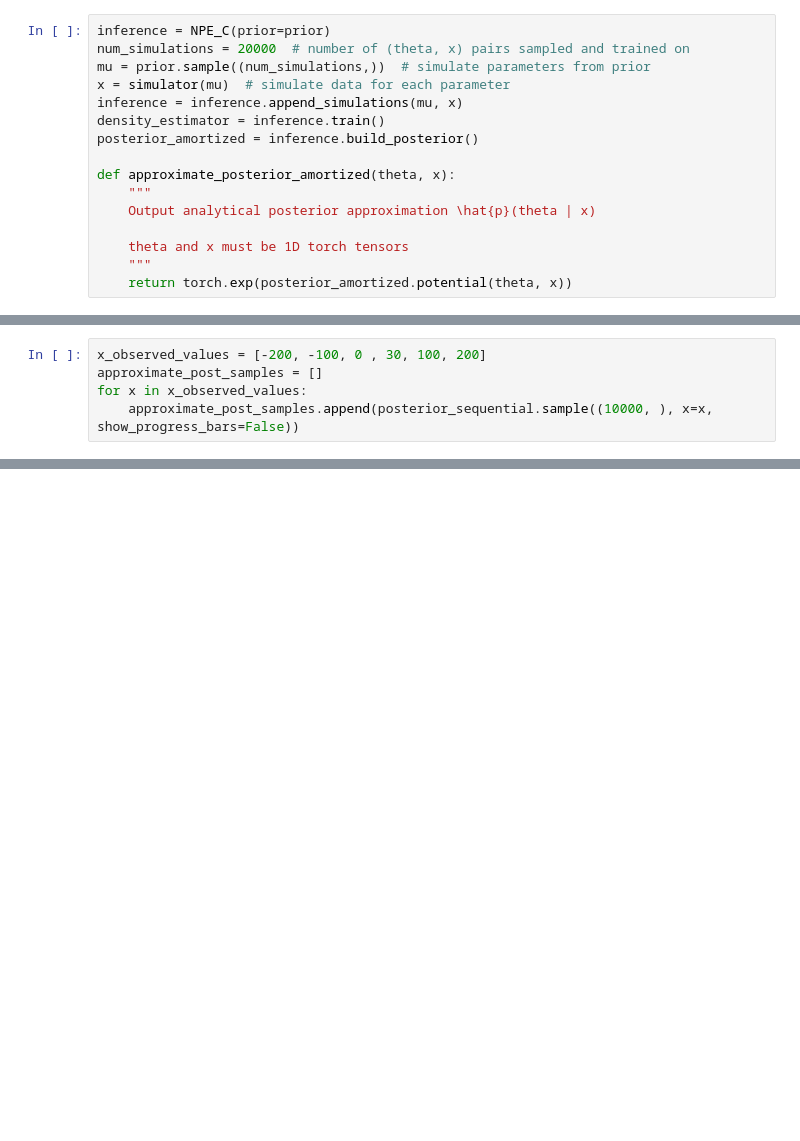
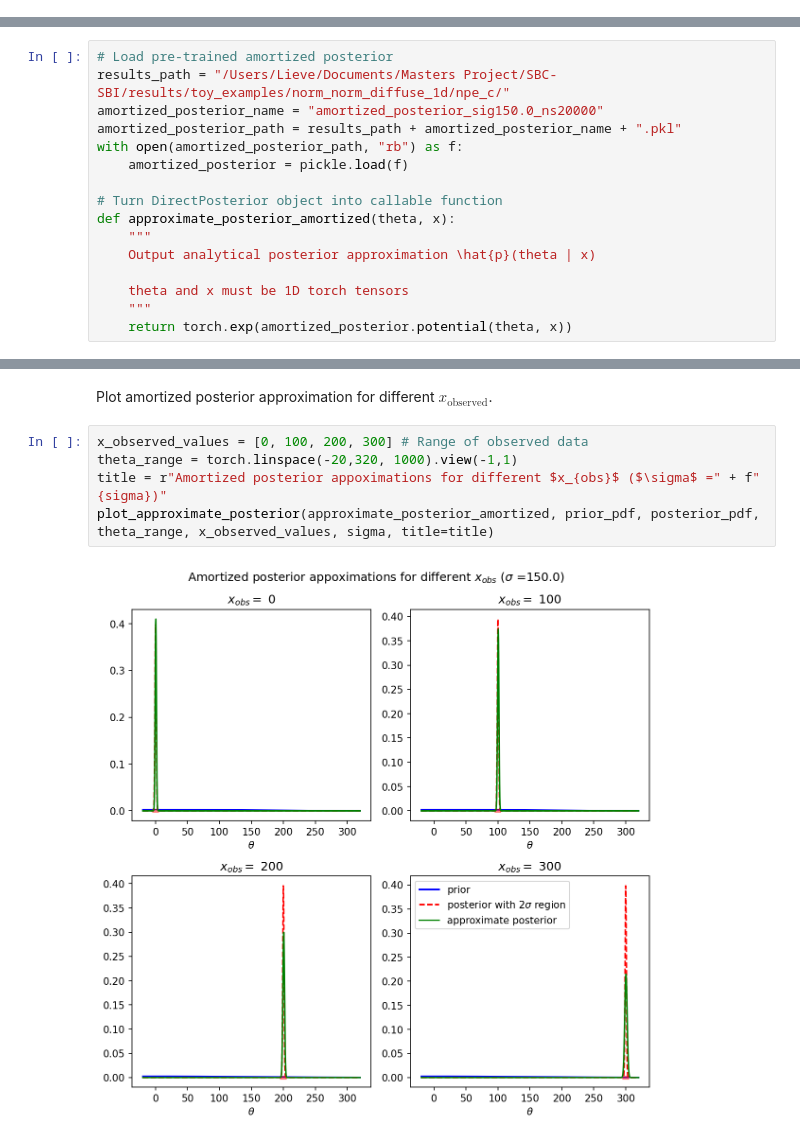
Before and after one commit to kaisamaroo/SBC-SBI, a Jupyter notebook: notebooks/toy_examples/norm_norm_diffuse_1d/npe_c.ipynb, the cells around one changed output, grey strips where cells are left out. Drawn from its saved outputs; the diff is of its cells as text; blank space fills up the shorter version.

```diff
--- a/notebooks/toy_examples/norm_norm_diffuse_1d/npe_c.ipynb
+++ b/notebooks/toy_examples/norm_norm_diffuse_1d/npe_c.ipynb
@@ -33,16 +0,0 @@ prior = make_prior(sigma)
-# %%
-inference = NPE_C(prior=prior)
-num_simulations = 20000  # number of (theta, x) pairs sampled and trained on
-mu = prior.sample((num_simulations,))  # simulate parameters from prior
-x = simulator(mu)  # simulate data for each parameter
-inference = inference.append_simulations(mu, x)
-density_estimator = inference.train()
-posterior_amortized = inference.build_posterior()
-
-def approximate_posterior_amortized(theta, x):
-    """
-    Output analytical posterior approximation \hat{p}(theta | x)
-
-    theta and x must be 1D torch tensors
-    """
-    return torch.exp(posterior_amortized.potential(theta, x))
@@ -139,5 +0,0 @@ Using SNPE-C with atomic loss
-# %%
-x_observed_values = [-200, -100, 0 , 30, 100, 200]
-approximate_post_samples = []
-for x in x_observed_values:
-    approximate_post_samples.append(posterior_sequential.sample((10000, ), x=x, show_progress_bars=False))
@@ -254,0 +24,16 @@ array([<Axes: title={'center': 'Histogram'}, xlabel='Rank', ylabel='Density'>,
+# %%
+# Load pre-trained amortized posterior
+results_path = "/Users/Lieve/Documents/Masters Project/SBC-SBI/results/toy_examples/norm_norm_diffuse_1d/npe_c/"
+amortized_posterior_name = "amortized_posterior_sig150.0_ns20000"
+amortized_posterior_path = results_path + amortized_posterior_name + ".pkl"
+with open(amortized_posterior_path, "rb") as f:
+    amortized_posterior = pickle.load(f)
+
+# Turn DirectPosterior object into callable function
+def approximate_posterior_amortized(theta, x):
+    """
+    Output analytical posterior approximation \hat{p}(theta | x)
+
+    theta and x must be 1D torch tensors
+    """
+    return torch.exp(amortized_posterior.potential(theta, x))
@@ -254,0 +42,9 @@ array([<Axes: title={'center': 'Histogram'}, xlabel='Rank', ylabel='Density'>,
+# %% [markdown]
+Plot amortized posterior approximation for different $x_\text{observed}$.
+# %%
+x_observed_values = [0, 100, 200, 300] # Range of observed data
+theta_range = torch.linspace(-20,320, 1000).view(-1,1)
+title = r"Amortized posterior appoximations for different $x_{obs}$ ($\sigma$ =" + f"{sigma})"
+plot_approximate_posterior(approximate_posterior_amortized, prior_pdf, posterior_pdf, theta_range, x_observed_values, sigma, title=title)
+# %% [output]
+[figure, added]
```
Also changed, not shown: parts of 54 cells of this notebook, 13 other files.
